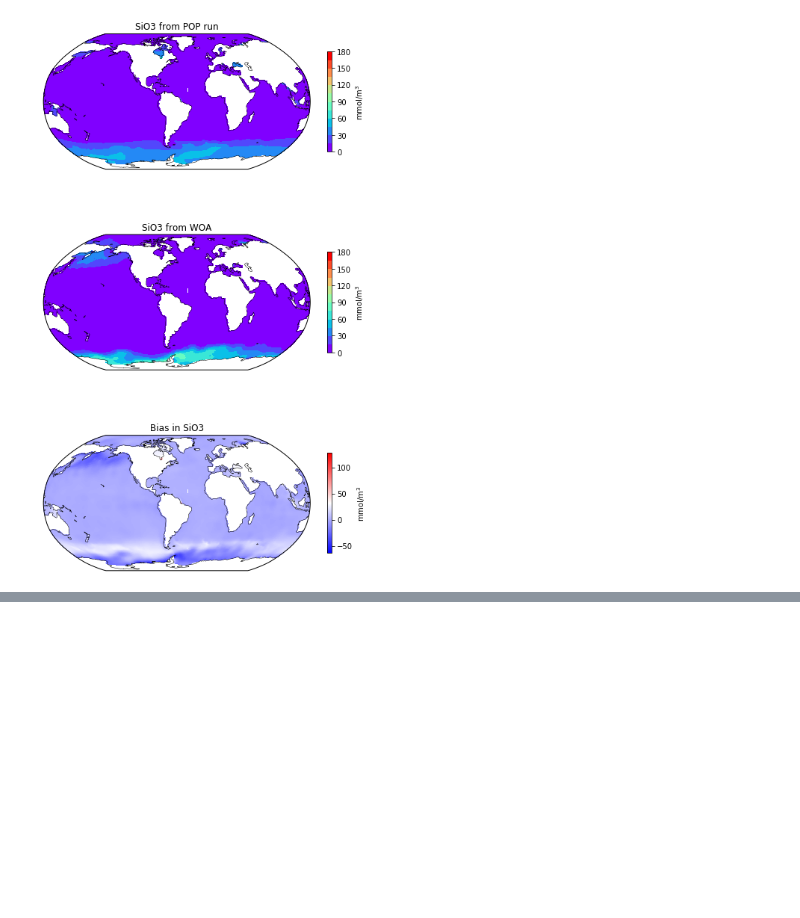
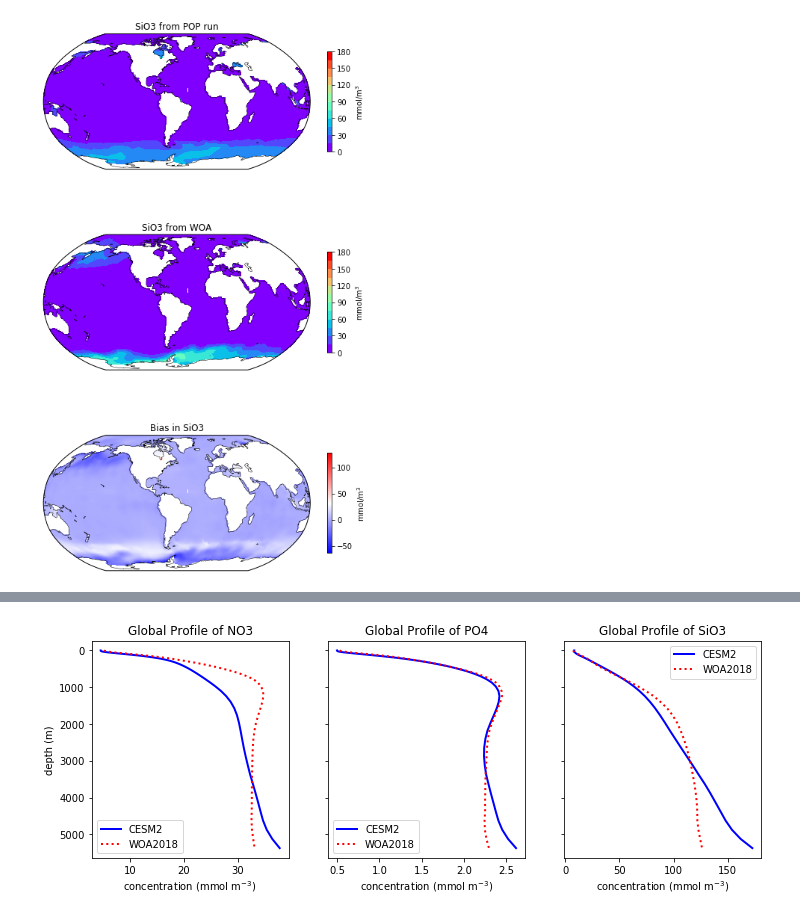
Before and after one commit to marbl-ecosys/cesm2-marbl, a Jupyter notebook: notebooks/nutrient plots.ipynb, the cells around one changed output, grey strips where cells are left out. Saved outputs shown, nothing was run; the diff lists cells and outputs as text; code cells hidden in the pictures; blank space fills up the shorter version.

```diff
--- a/notebooks/nutrient plots.ipynb
+++ b/notebooks/nutrient plots.ipynb
@@ -193,0 +201,14 @@ plot_surface_vals('SiO3', ds, da, obs)
+# %%
+%%time
+
+glb_avg = dict()
+glb_avg_obs = dict()
+
+for variable in nutrients:
+    print(f'Computing weighted mean of {variable} for CESM output...')
+    da_tmp = esmlab.weighted_mean(ds[variable][variable], weights=ds[variable].TAREA, dim=['nlat', 'nlon']).compute()
+    glb_avg[variable] = (da_tmp.data * units[ds[variable][variable].attrs['units']])
+
+    print(f'Computing weighted mean of {variable} for WOA data...')
+    da_tmp = esmlab.weighted_mean(ds_obs[variable][variable], weights=ds_obs[variable].TAREA, dim=['nlat', 'nlon']).compute()
+    glb_avg_obs[variable] = ((da_tmp.data * units[ds_obs[variable][variable].attrs['units']]) * (1026*units['kg/m^3'])).to('mmol/m^3')
@@ -193,0 +224,27 @@ plot_surface_vals('SiO3', ds, da, obs)
+# %%
+def plot_global_profile(variables, ds, da, obs):
+    plt_cnt = len(variables)
+    z = ds[variables[0]].z_t.data * units[ds[variables[0]]['z_t'].attrs['units']]
+
+    fig = plt.figure(figsize=(4*plt_cnt, 4))
+    for n, variable in enumerate(variables):
+        computed = da[variable]
+        observed = obs[variable]
+
+        ax = fig.add_subplot(1, plt_cnt, n+1)
+
+        ax.plot(computed.magnitude, (z.to('m')).magnitude, 'b-', label='CESM2', linewidth=2)
+        ax.plot(observed.magnitude, (z.to('m')).magnitude, 'r:', label='WOA2018', linewidth=2)
+
+        ax.set_title(f'Global Profile of {variable}')
+        ax.set(xlabel='concentration (mmol m$^{-3}$)')
+        if n == 0:
+            ax.set(ylabel='depth (m)')
+        else:
+            ax.set_yticklabels('')
+        plt.gca().invert_yaxis()
+        ax.legend()
+# %%
+plot_global_profile(nutrients, ds, glb_avg, glb_avg_obs)
+# %% [output]
+[figure, added]
```
Also changed, not shown: parts of 13 cells of this notebook.
